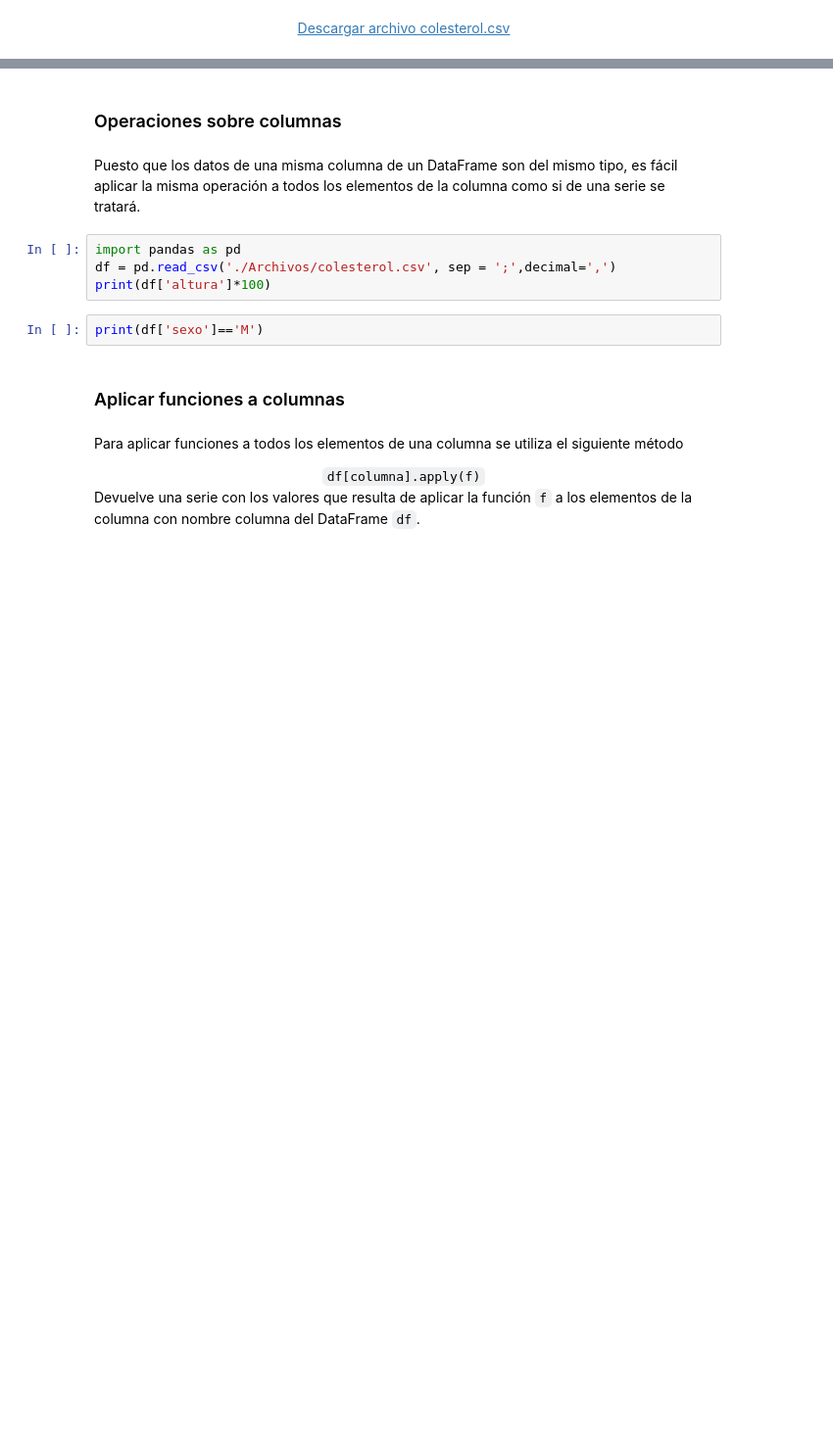
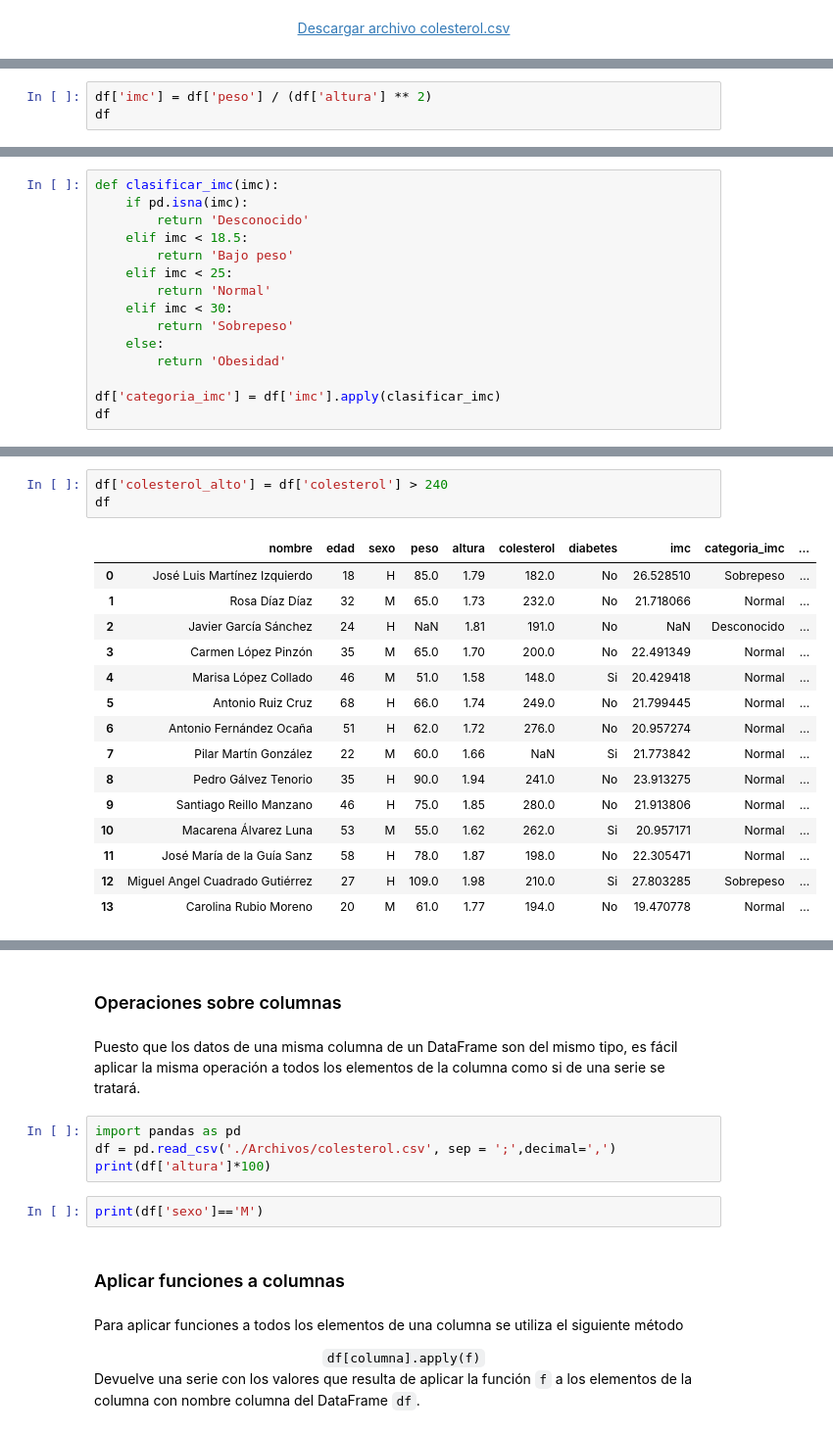
Before and after one commit to pjhh-umar/ProgramacionDOS, a Jupyter notebook: Temas/Tema7_Pandas.ipynb, the cells around one changed output, grey strips where cells are left out. Shown at 98% size. Saved outputs shown, nothing was run; the diff lists cells and outputs as text; blank space fills up the shorter version.

```diff
--- a/Temas/Tema7_Pandas.ipynb
+++ b/Temas/Tema7_Pandas.ipynb
@@ -1218,0 +1286,3 @@ df
+# %%
+df['imc'] = df['peso'] / (df['altura'] ** 2)
+df
@@ -1218,0 +1305,15 @@ df
+# %%
+def clasificar_imc(imc):
+    if pd.isna(imc):
+        return 'Desconocido'
+    elif imc < 18.5:
+        return 'Bajo peso'
+    elif imc < 25:
+        return 'Normal'
+    elif imc < 30:
+        return 'Sobrepeso'
+    else:
+        return 'Obesidad'
+
+df['categoria_imc'] = df['imc'].apply(clasificar_imc)
+df
@@ -1218,0 +1336,19 @@ df
+# %%
+df['colesterol_alto'] = df['colesterol'] > 240
+df
+# %% [output]
+|  | nombre | edad | sexo | peso | altura | colesterol | diabetes | imc | categoria_imc | ... |
+| 0 | José Luis Martínez Izquierdo | 18 | H | 85.0 | 1.79 | 182.0 | No | 26.528510 | Sobrepeso | ... |
+| 1 | Rosa Díaz Díaz | 32 | M | 65.0 | 1.73 | 232.0 | No | 21.718066 | Normal | ... |
+| 2 | Javier García Sánchez | 24 | H | NaN | 1.81 | 191.0 | No | NaN | Desconocido | ... |
+| 3 | Carmen López Pinzón | 35 | M | 65.0 | 1.70 | 200.0 | No | 22.491349 | Normal | ... |
+| 4 | Marisa López Collado | 46 | M | 51.0 | 1.58 | 148.0 | Si | 20.429418 | Normal | ... |
+| 5 | Antonio Ruiz Cruz | 68 | H | 66.0 | 1.74 | 249.0 | No | 21.799445 | Normal | ... |
+| 6 | Antonio Fernández Ocaña | 51 | H | 62.0 | 1.72 | 276.0 | No | 20.957274 | Normal | ... |
+| 7 | Pilar Martín González | 22 | M | 60.0 | 1.66 | NaN | Si | 21.773842 | Normal | ... |
+| 8 | Pedro Gálvez Tenorio | 35 | H | 90.0 | 1.94 | 241.0 | No | 23.913275 | Normal | ... |
+| 9 | Santiago Reillo Manzano | 46 | H | 75.0 | 1.85 | 280.0 | No | 21.913806 | Normal | ... |
+| 10 | Macarena Álvarez Luna | 53 | M | 55.0 | 1.62 | 262.0 | Si | 20.957171 | Normal | ... |
+| 11 | José María de la Guía Sanz | 58 | H | 78.0 | 1.87 | 198.0 | No | 22.305471 | Normal | ... |
+| 12 | Miguel Angel Cuadrado Gutiérrez | 27 | H | 109.0 | 1.98 | 210.0 | Si | 27.803285 | Sobrepeso | ... |
+| 13 | Carolina Rubio Moreno | 20 | M | 61.0 | 1.77 | 194.0 | No | 19.470778 | Normal | ... |
```
Also changed, not shown: parts of 10 cells of this notebook.
